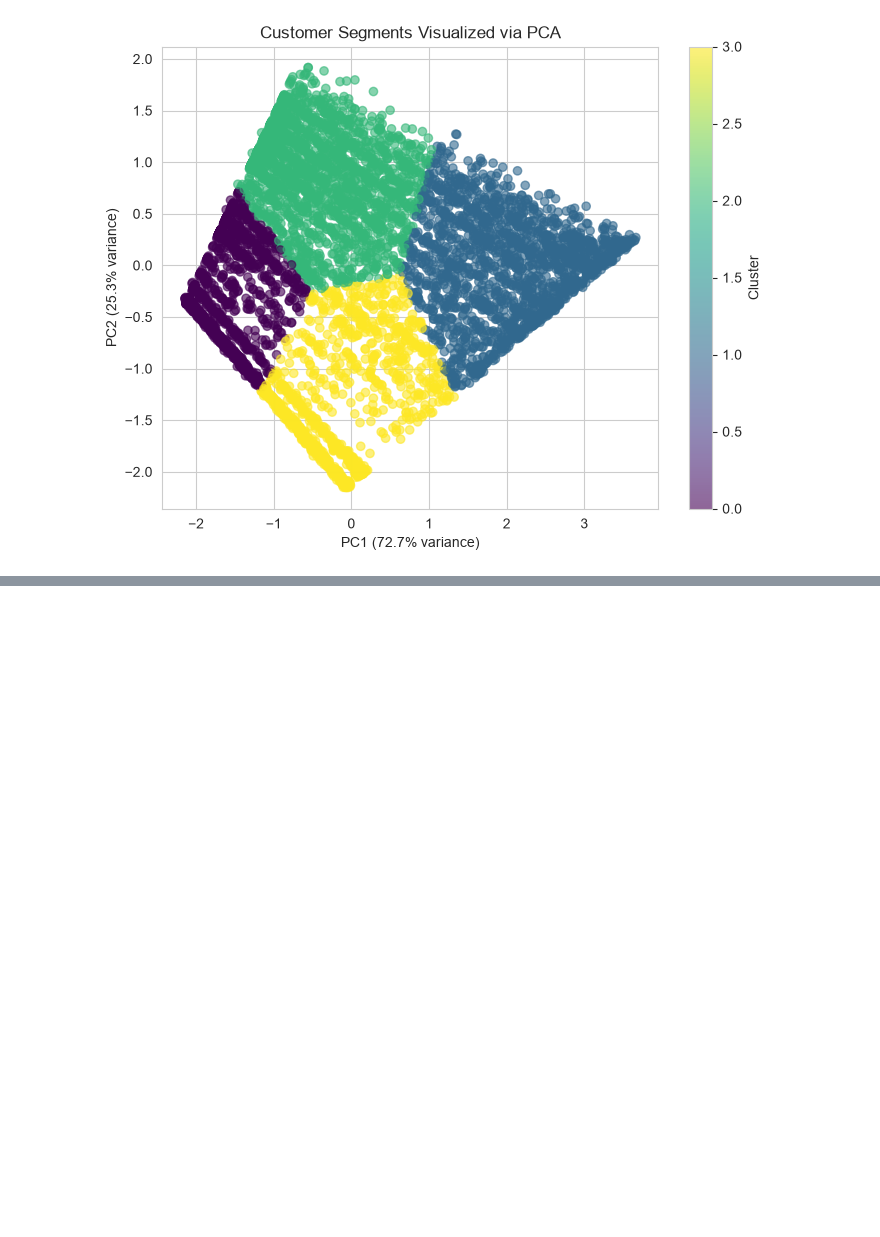
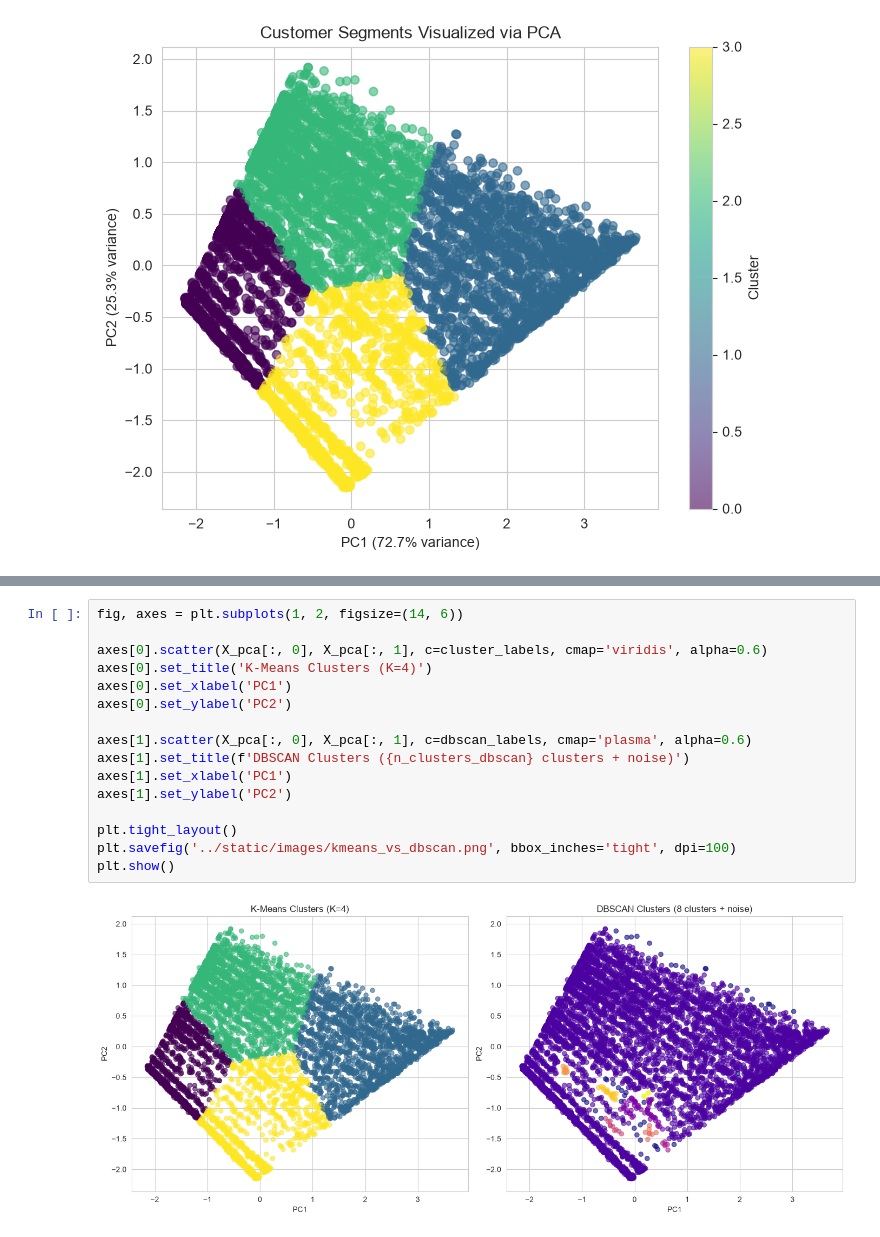
Before and after one commit to keshviss/customer-churn-prediction, a Jupyter notebook: notebooks/eda_and_model_training.ipynb, the cells around one changed output, grey strips where cells are left out. Saved outputs shown, nothing was run; the diff lists cells and outputs as text; blank space fills up the shorter version.

```diff
--- a/notebooks/eda_and_model_training.ipynb
+++ b/notebooks/eda_and_model_training.ipynb
@@ -1127,0 +1236,18 @@ plt.show()
+# %%
+fig, axes = plt.subplots(1, 2, figsize=(14, 6))
+
+axes[0].scatter(X_pca[:, 0], X_pca[:, 1], c=cluster_labels, cmap='viridis', alpha=0.6)
+axes[0].set_title('K-Means Clusters (K=4)')
+axes[0].set_xlabel('PC1')
+axes[0].set_ylabel('PC2')
+
+axes[1].scatter(X_pca[:, 0], X_pca[:, 1], c=dbscan_labels, cmap='plasma', alpha=0.6)
+axes[1].set_title(f'DBSCAN Clusters ({n_clusters_dbscan} clusters + noise)')
+axes[1].set_xlabel('PC1')
+axes[1].set_ylabel('PC2')
+
+plt.tight_layout()
+plt.savefig('../static/images/kmeans_vs_dbscan.png', bbox_inches='tight', dpi=100)
+plt.show()
+# %% [output]
+[figure, added]
```
Also changed, not shown: parts of 12 cells of this notebook, 14 other files.
